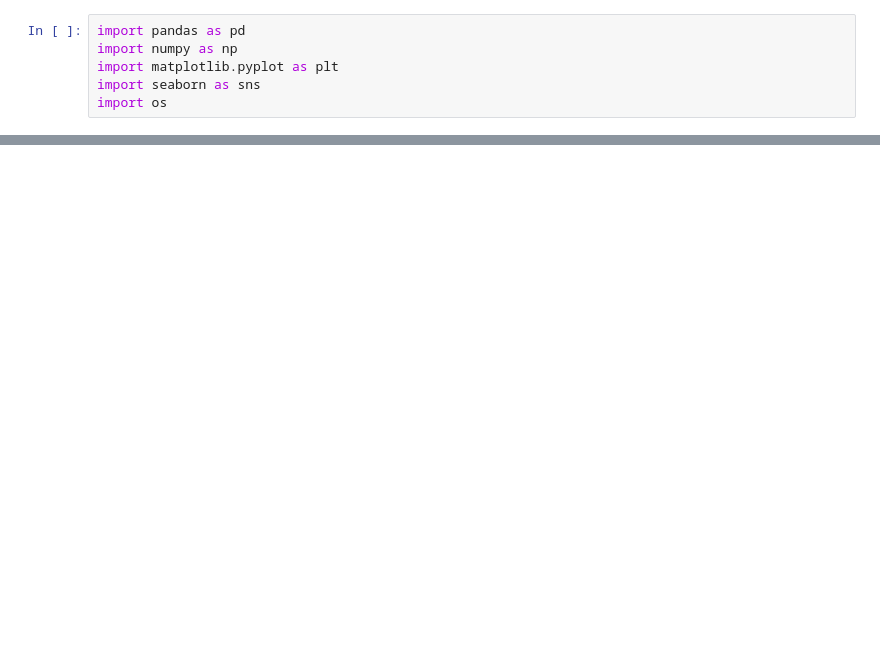
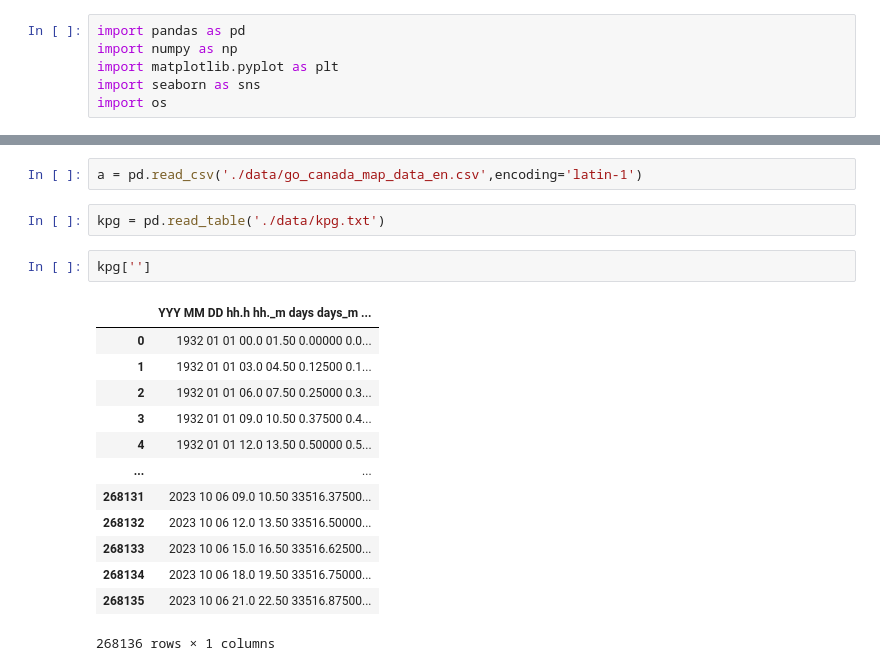
Before and after one commit to ivan-serrano-hernandez/NASA-Space-Apps, a Jupyter notebook: Getting_datasets.ipynb, the cells around one changed output, grey strips where cells are left out. Saved outputs shown, nothing was run; the diff lists cells and outputs as text; blank space fills up the shorter version.

```diff
--- a/Getting_datasets.ipynb
+++ b/Getting_datasets.ipynb
@@ -24,0 +125,20 @@ KeyError: 'df_2023'
+# %%
+a = pd.read_csv('./data/go_canada_map_data_en.csv',encoding='latin-1')
+# %%
+kpg = pd.read_table('./data/kpg.txt')
+# %%
+kpg['']
+# %% [output]
+|  | YYY MM DD hh.h hh._m days days_m ... |
+| 0 | 1932 01 01 00.0 01.50 0.00000 0.0... |
+| 1 | 1932 01 01 03.0 04.50 0.12500 0.1... |
+| 2 | 1932 01 01 06.0 07.50 0.25000 0.3... |
+| 3 | 1932 01 01 09.0 10.50 0.37500 0.4... |
+| 4 | 1932 01 01 12.0 13.50 0.50000 0.5... |
+| ... | ... |
+| 268131 | 2023 10 06 09.0 10.50 33516.37500... |
+| 268132 | 2023 10 06 12.0 13.50 33516.50000... |
+| 268133 | 2023 10 06 15.0 16.50 33516.62500... |
+| 268134 | 2023 10 06 18.0 19.50 33516.75000... |
+| 268135 | 2023 10 06 21.0 22.50 33516.87500... |
+268136 rows × 1 columns
```
Also changed, not shown: parts of 9 cells of this notebook.
